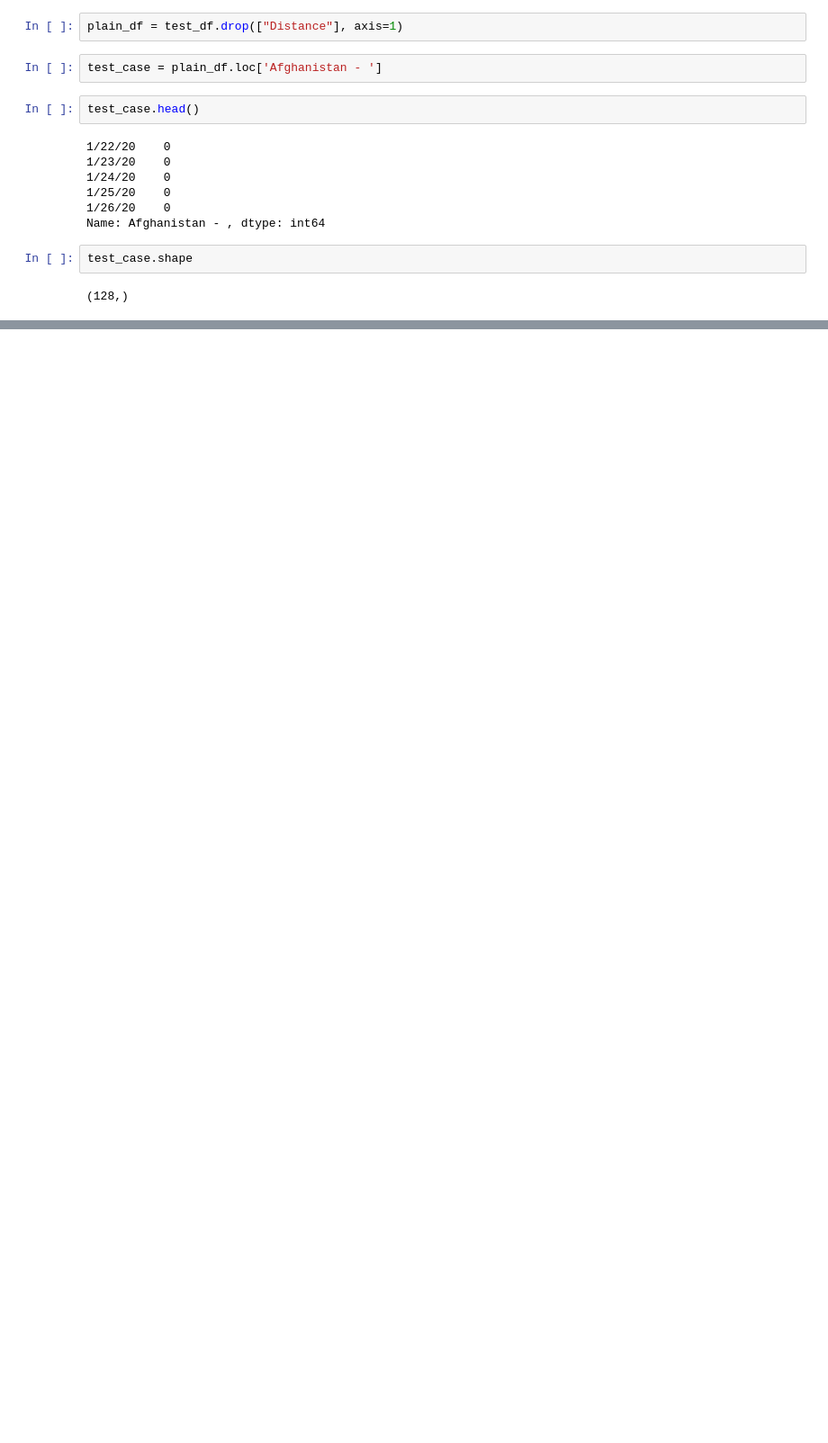
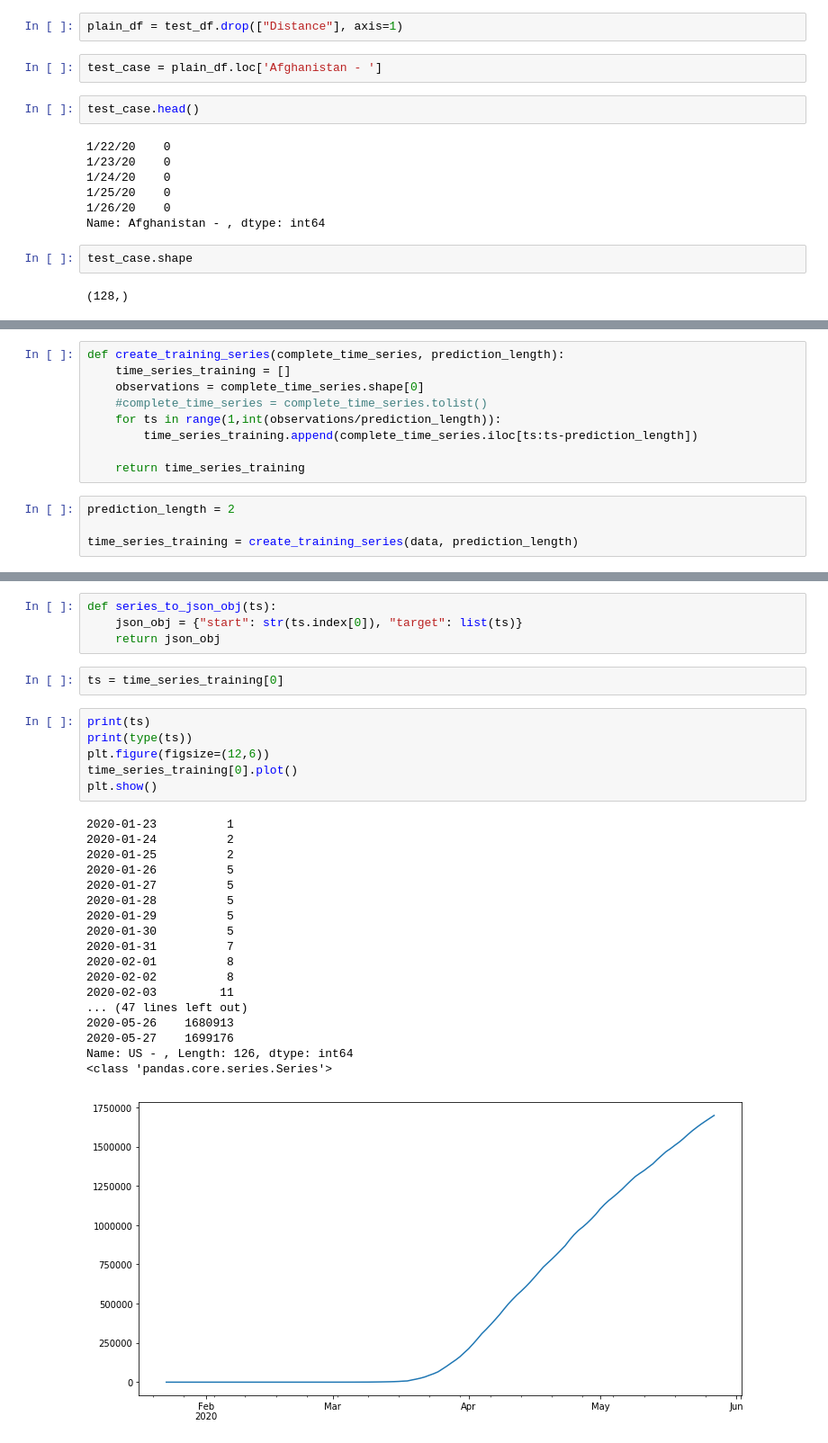
Before and after one commit to jdmarshall527/ucb, a Jupyter notebook: udacity/Capstone/Capstone data exploration.ipynb, the cells around one changed output, grey strips where cells are left out. Shown: that part at 90% size. Cells and saved outputs as stored; diff of their text form; blank space fills up the shorter version.

```diff
--- a/udacity/Capstone/Capstone data exploration.ipynb
+++ b/udacity/Capstone/Capstone data exploration.ipynb
@@ -291,0 +382,13 @@ and then just have the dates repeat, use countries as categorical label to feed
+# %%
+def create_training_series(complete_time_series, prediction_length):
+    time_series_training = []
+    observations = complete_time_series.shape[0]
+    #complete_time_series = complete_time_series.tolist()
+    for ts in range(1,int(observations/prediction_length)):
+        time_series_training.append(complete_time_series.iloc[ts:ts-prediction_length])
+
+    return time_series_training
+# %%
+prediction_length = 2
+
+time_series_training = create_training_series(data, prediction_length)
@@ -291,0 +399,31 @@ and then just have the dates repeat, use countries as categorical label to feed
+# %%
+def series_to_json_obj(ts):
+    json_obj = {"start": str(ts.index[0]), "target": list(ts)}
+    return json_obj
+# %%
+ts = time_series_training[0]
+# %%
+print(ts)
+print(type(ts))
+plt.figure(figsize=(12,6))
+time_series_training[0].plot()
+plt.show()
+# %% [output]
+2020-01-23          1
+2020-01-24          2
+2020-01-25          2
+2020-01-26          5
+2020-01-27          5
+2020-01-28          5
+2020-01-29          5
+2020-01-30          5
+2020-01-31          7
+2020-02-01          8
+2020-02-02          8
+2020-02-03         11
+... (47 lines left out)
+2020-05-26    1680913
+2020-05-27    1699176
+Name: US - , Length: 126, dtype: int64
+<class 'pandas.core.series.Series'>
+[figure, added]
```
Also changed, not shown: parts of 78 cells of this notebook.
